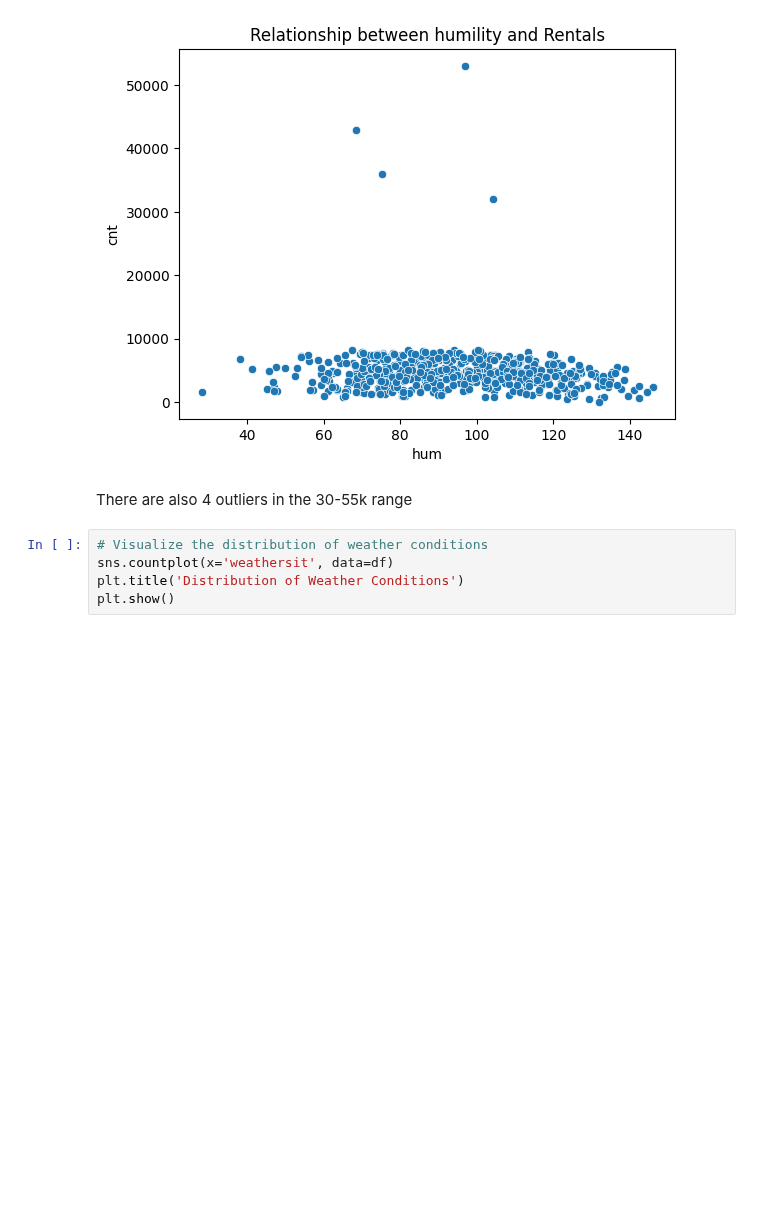
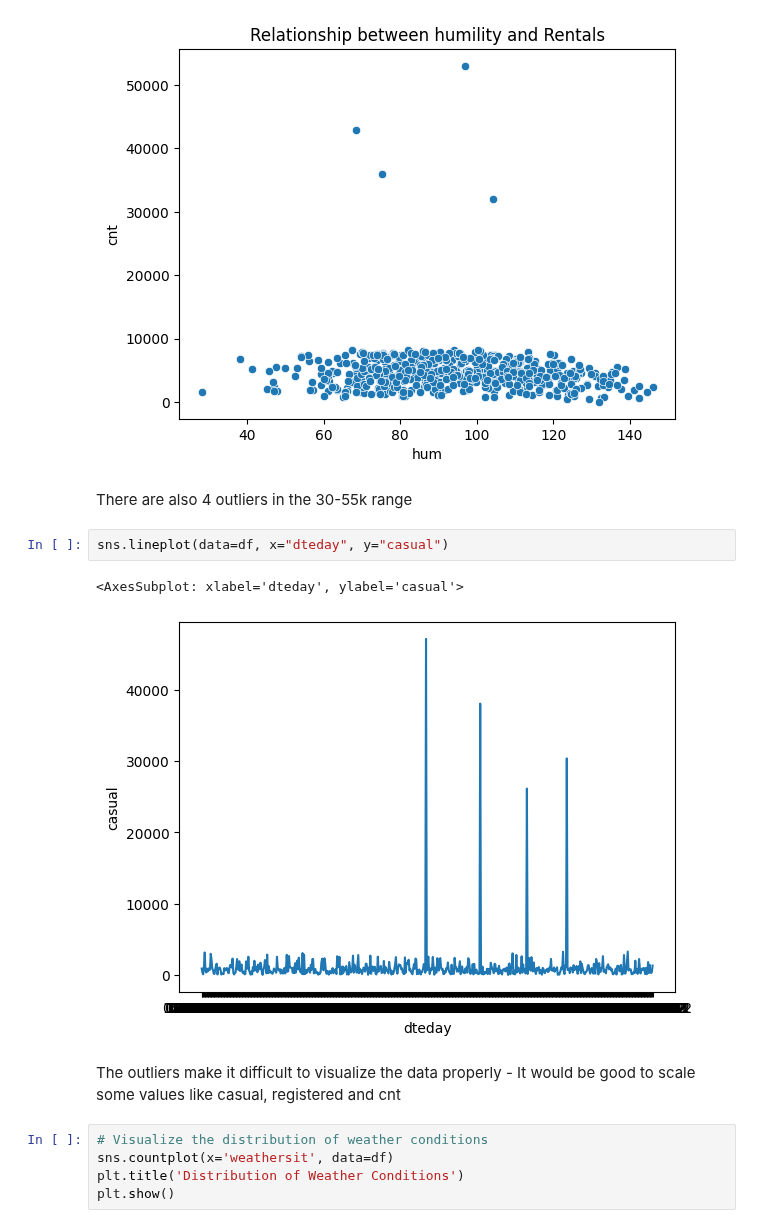
Before and after one commit to PatrykGadziomski/Bike-Rental-Prediction, a Jupyter notebook: Project Data set and Description-20231027/Visualisations_Linus.ipynb, the cells around one changed output. Drawn from its saved outputs; the diff is of its cells as text; blank space fills up the shorter version.

Commit message:
Update Visualisations_Linus.ipynb
Minor updates to descriptive texts

```diff
--- a/Project Data set and Description-20231027/Visualisations_Linus.ipynb
+++ b/Project Data set and Description-20231027/Visualisations_Linus.ipynb
@@ -50,6 +50,13 @@ plt.show()
 [figure]
 # %% [markdown]
 There are also 4 outliers in the 30-55k range
+# %%
+sns.lineplot(data=df, x="dteday", y="casual")
+# %% [output]
+<AxesSubplot: xlabel='dteday', ylabel='casual'>
+[figure, added]
+# %% [markdown]
+The outliers make it difficult to visualize the data properly - It would be good to scale some values like casual, registered and cnt
 # %%
 # Visualize the distribution of weather conditions
 sns.countplot(x='weathersit', data=df)
```
Also changed, not shown: parts of 8 cells of this notebook.
